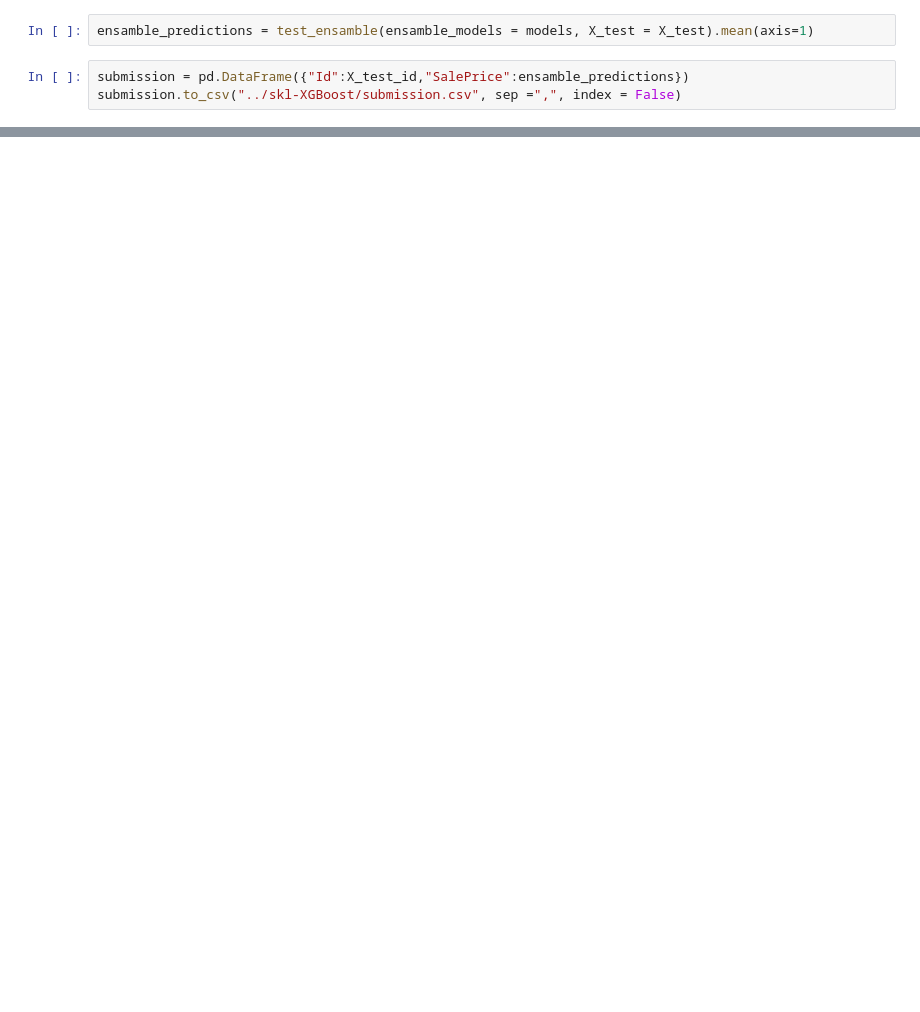
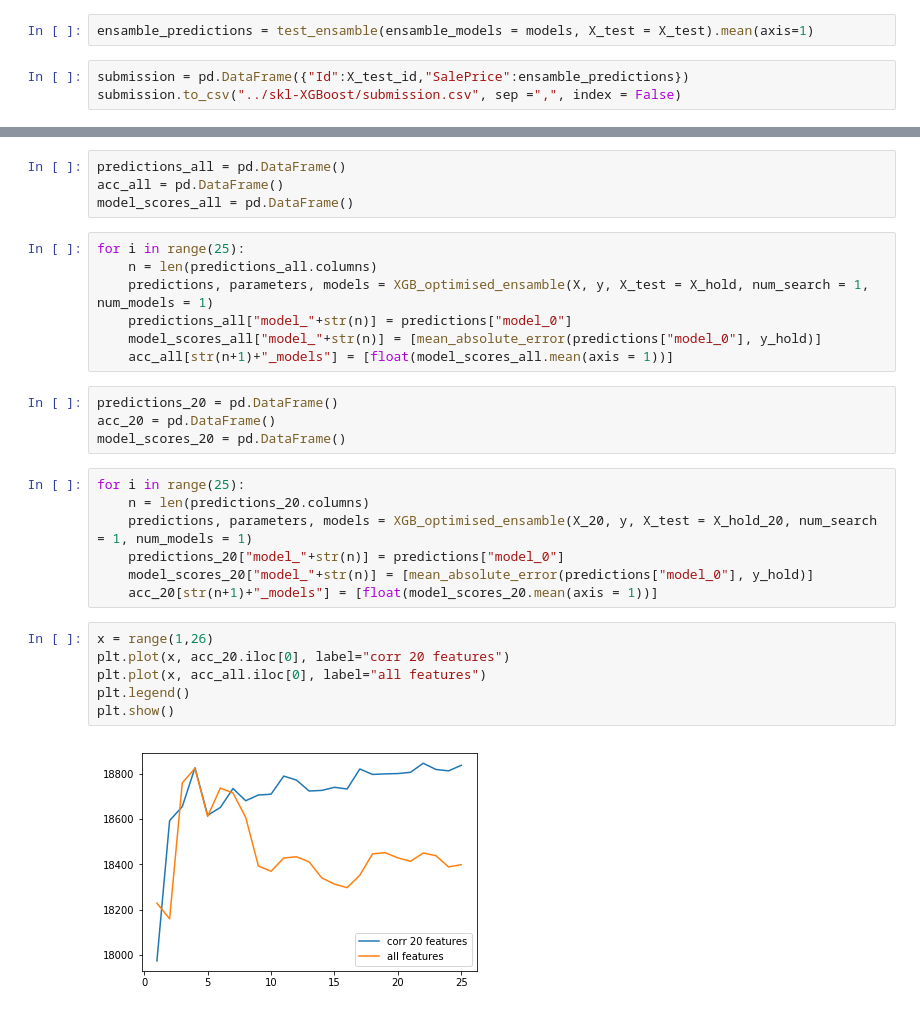
Before and after one commit to conormmd/kaggle-house-prices, a Jupyter notebook: skl-XGBoost/XGBoost-ensamble.ipynb, the cells around one changed output, grey strips where cells are left out. Saved outputs shown, nothing was run; the diff lists cells and outputs as text; blank space fills up the shorter version.

```diff
--- a/skl-XGBoost/XGBoost-ensamble.ipynb
+++ b/skl-XGBoost/XGBoost-ensamble.ipynb
@@ -242,0 +214,30 @@ submission.to_csv("../skl-XGBoost/submission.csv", sep =",", index = False)
+# %%
+predictions_all = pd.DataFrame()
+acc_all = pd.DataFrame()
+model_scores_all = pd.DataFrame()
+# %%
+for i in range(25):
+    n = len(predictions_all.columns)
+    predictions, parameters, models = XGB_optimised_ensamble(X, y, X_test = X_hold, num_search = 1, num_models = 1)
+    predictions_all["model_"+str(n)] = predictions["model_0"]
+    model_scores_all["model_"+str(n)] = [mean_absolute_error(predictions["model_0"], y_hold)]
+    acc_all[str(n+1)+"_models"] = [float(model_scores_all.mean(axis = 1))]
+# %%
+predictions_20 = pd.DataFrame()
+acc_20 = pd.DataFrame()
+model_scores_20 = pd.DataFrame()
+# %%
+for i in range(25):
+    n = len(predictions_20.columns)
+    predictions, parameters, models = XGB_optimised_ensamble(X_20, y, X_test = X_hold_20, num_search = 1, num_models = 1)
+    predictions_20["model_"+str(n)] = predictions["model_0"]
+    model_scores_20["model_"+str(n)] = [mean_absolute_error(predictions["model_0"], y_hold)]
+    acc_20[str(n+1)+"_models"] = [float(model_scores_20.mean(axis = 1))]
+# %%
+x = range(1,26)
+plt.plot(x, acc_20.iloc[0], label="corr 20 features")
+plt.plot(x, acc_all.iloc[0], label="all features")
+plt.legend()
+plt.show()
+# %% [output]
+[figure, added]
```
Also changed, not shown: parts of 18 cells of this notebook, 1 other file.
